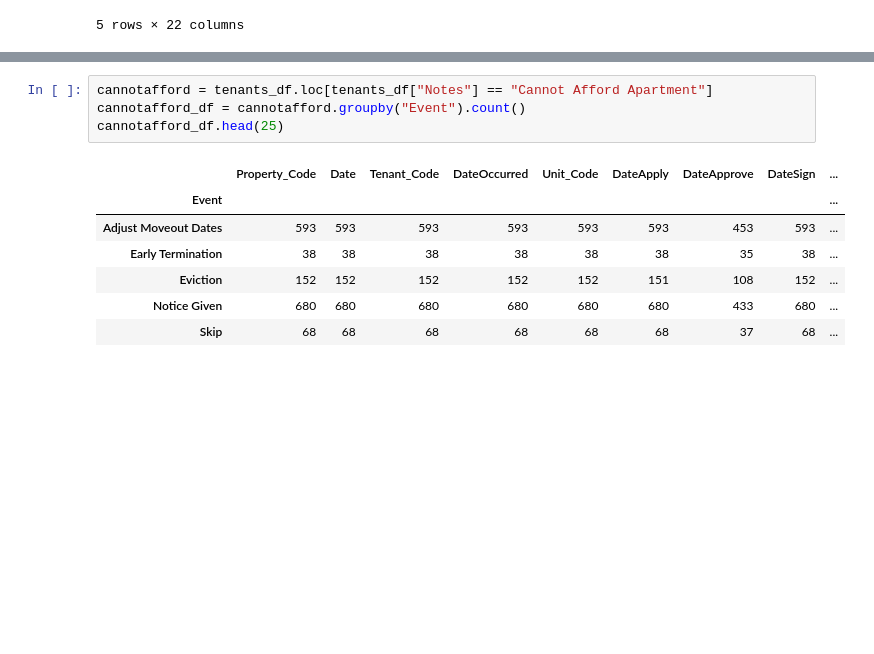
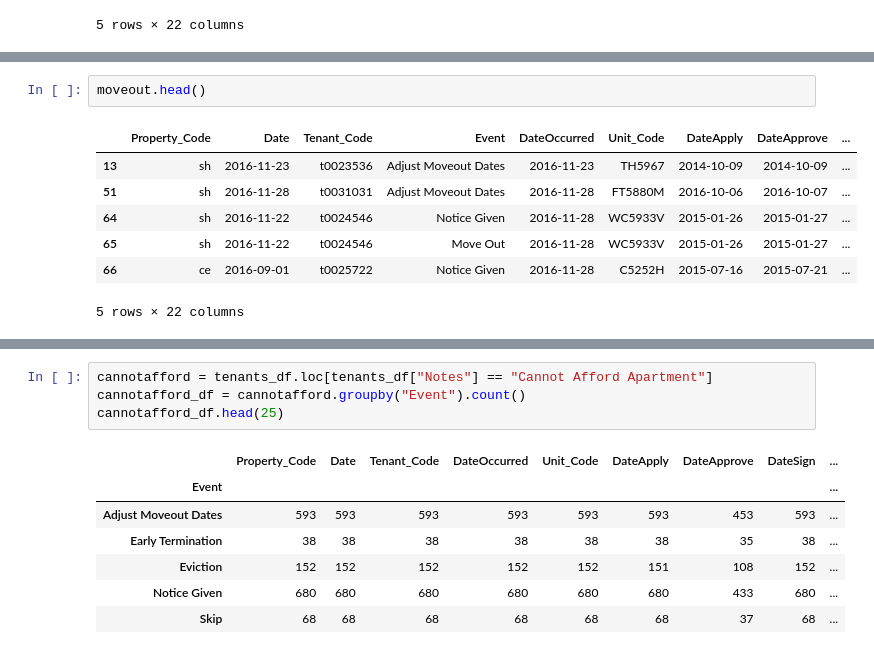
Before and after one commit to richinohio/Final_Project, a Jupyter notebook: Tenants.ipynb, the cells around one changed output, grey strips where cells are left out. Cells and saved outputs as stored; diff of their text form; blank space fills up the shorter version.

```diff
--- a/Tenants.ipynb
+++ b/Tenants.ipynb
@@ -91,3 +123,13 @@ apt_types_df.head()
+# %%
+moveout.head()
+# %% [output]
+|  | Property_Code | Date | Tenant_Code | Event | DateOccurred | Unit_Code | DateApply | DateApprove | ... |
+| 13 | sh | 2016-11-23 | t0023536 | Adjust Moveout Dates | 2016-11-23 | TH5967 | 2014-10-09 | 2014-10-09 | ... |
+| 51 | sh | 2016-11-28 | t0031031 | Adjust Moveout Dates | 2016-11-28 | FT5880M | 2016-10-06 | 2016-10-07 | ... |
+| 64 | sh | 2016-11-22 | t0024546 | Notice Given | 2016-11-28 | WC5933V | 2015-01-26 | 2015-01-27 | ... |
+| 65 | sh | 2016-11-22 | t0024546 | Move Out | 2016-11-28 | WC5933V | 2015-01-26 | 2015-01-27 | ... |
+| 66 | ce | 2016-09-01 | t0025722 | Notice Given | 2016-11-28 | C5252H | 2015-07-16 | 2015-07-21 | ... |
+5 rows × 22 columns
 # %%
 moveout = moveout.dropna(subset = ["Unit_Code"])
 apt_types_df = apt_types_df.dropna(subset = ["Unit_Code"])
```
Also changed, not shown: parts of 10 cells of this notebook, 1 other file.
